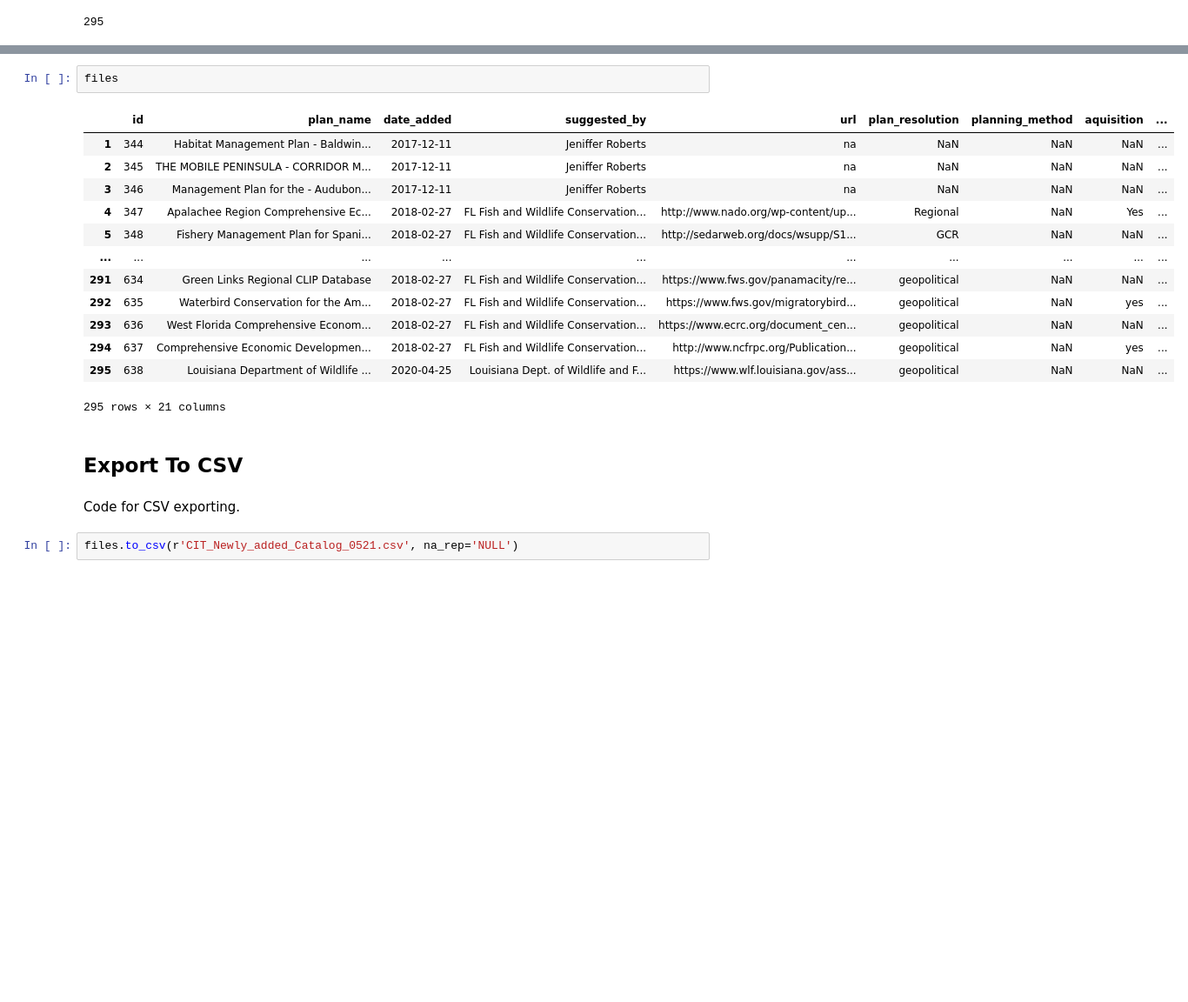
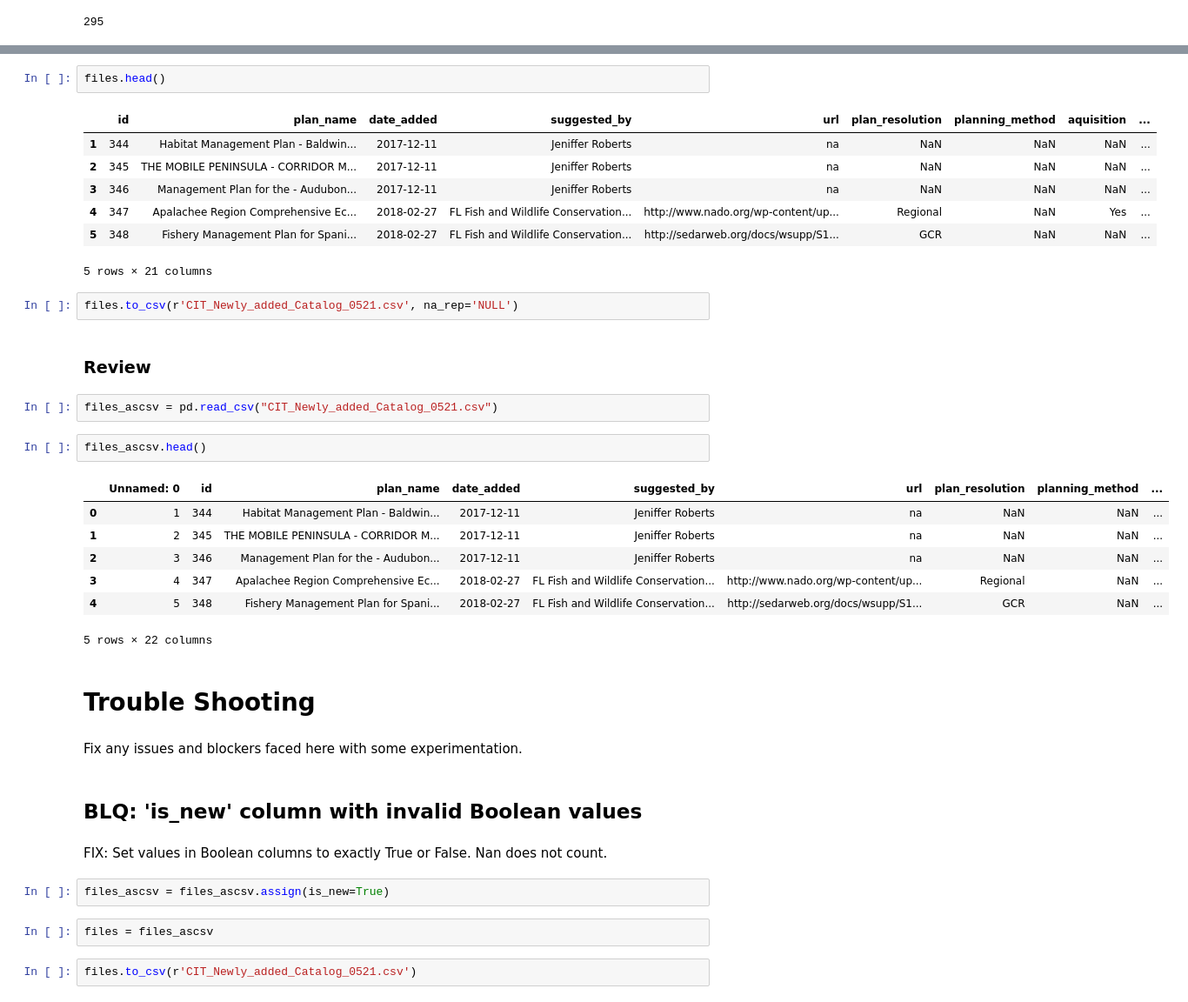
Before and after one commit to scatools/Refactored_CIT, a Jupyter notebook: cit_data_pipeline_formatting.ipynb, the cells around one changed output, grey strips where cells are left out. Shown: that part at 87% size. Cells and saved outputs as stored; diff of their text form; blank space fills up the shorter version.

```diff
--- a/cit_data_pipeline_formatting.ipynb
+++ b/cit_data_pipeline_formatting.ipynb
@@ -152,22 +127,40 @@ ValueError: cannot insert id, already exists
 # %%
-files
+files.head()
 # %% [output]
 |  | id | plan_name | date_added | suggested_by | url | plan_resolution | planning_method | aquisition | ... |
 | 1 | 344 | Habitat Management Plan - Baldwin... | 2017-12-11 | Jeniffer Roberts | na | NaN | NaN | NaN | ... |
 | 2 | 345 | THE MOBILE PENINSULA - CORRIDOR M... | 2017-12-11 | Jeniffer Roberts | na | NaN | NaN | NaN | ... |
 | 3 | 346 | Management Plan for the - Audubon... | 2017-12-11 | Jeniffer Roberts | na | NaN | NaN | NaN | ... |
 | 4 | 347 | Apalachee Region Comprehensive Ec... | 2018-02-27 | FL Fish and Wildlife Conservation... | http://www.nado.org/wp-content/up... | Regional | NaN | Yes | ... |
 | 5 | 348 | Fishery Management Plan for Spani... | 2018-02-27 | FL Fish and Wildlife Conservation... | http://sedarweb.org/docs/wsupp/S1... | GCR | NaN | NaN | ... |
-| ... | ... | ... | ... | ... | ... | ... | ... | ... | ... |
-| 291 | 634 | Green Links Regional CLIP Database | 2018-02-27 | FL Fish and Wildlife Conservation... | https://www.fws.gov/panamacity/re... | geopolitical | NaN | NaN | ... |
-| 292 | 635 | Waterbird Conservation for the Am... | 2018-02-27 | FL Fish and Wildlife Conservation... | https://www.fws.gov/migratorybird... | geopolitical | NaN | yes | ... |
-| 293 | 636 | West Florida Comprehensive Econom... | 2018-02-27 | FL Fish and Wildlife Conservation... | https://www.ecrc.org/document_cen... | geopolitical | NaN | NaN | ... |
-| 294 | 637 | Comprehensive Economic Developmen... | 2018-02-27 | FL Fish and Wildlife Conservation... | http://www.ncfrpc.org/Publication... | geopolitical | NaN | yes | ... |
-| 295 | 638 | Louisiana Department of Wildlife ... | 2020-04-25 | Louisiana Dept. of Wildlife and F... | https://www.wlf.louisiana.gov/ass... | geopolitical | NaN | NaN | ... |
-295 rows × 21 columns
+5 rows × 21 columns
-# %% [markdown]
-## Export To CSV
-# %% [markdown]
-Code for CSV exporting.
 # %%
 files.to_csv(r'CIT_Newly_added_Catalog_0521.csv', na_rep='NULL')
+# %% [markdown]
+### Review
+# %%
+files_ascsv = pd.read_csv("CIT_Newly_added_Catalog_0521.csv")
+# %%
+files_ascsv.head()
+# %% [output]
+|  | Unnamed: 0 | id | plan_name | date_added | suggested_by | url | plan_resolution | planning_method | ... |
+| 0 | 1 | 344 | Habitat Management Plan - Baldwin... | 2017-12-11 | Jeniffer Roberts | na | NaN | NaN | ... |
+| 1 | 2 | 345 | THE MOBILE PENINSULA - CORRIDOR M... | 2017-12-11 | Jeniffer Roberts | na | NaN | NaN | ... |
+| 2 | 3 | 346 | Management Plan for the - Audubon... | 2017-12-11 | Jeniffer Roberts | na | NaN | NaN | ... |
+| 3 | 4 | 347 | Apalachee Region Comprehensive Ec... | 2018-02-27 | FL Fish and Wildlife Conservation... | http://www.nado.org/wp-content/up... | Regional | NaN | ... |
+| 4 | 5 | 348 | Fishery Management Plan for Spani... | 2018-02-27 | FL Fish and Wildlife Conservation... | http://sedarweb.org/docs/wsupp/S1... | GCR | NaN | ... |
+5 rows × 22 columns
+# %% [markdown]
+# Trouble Shooting
+# %% [markdown]
+Fix any issues and blockers faced here with some experimentation.
+# %% [markdown]
+## BLQ: 'is_new' column with invalid Boolean values
+# %% [markdown]
+FIX: Set values in Boolean columns to exactly True or False. Nan does not count.
+# %%
+files_ascsv = files_ascsv.assign(is_new=True)
+# %%
+files = files_ascsv
+# %%
+files.to_csv(r'CIT_Newly_added_Catalog_0521.csv')
```
Also changed, not shown: parts of 12 cells of this notebook.
